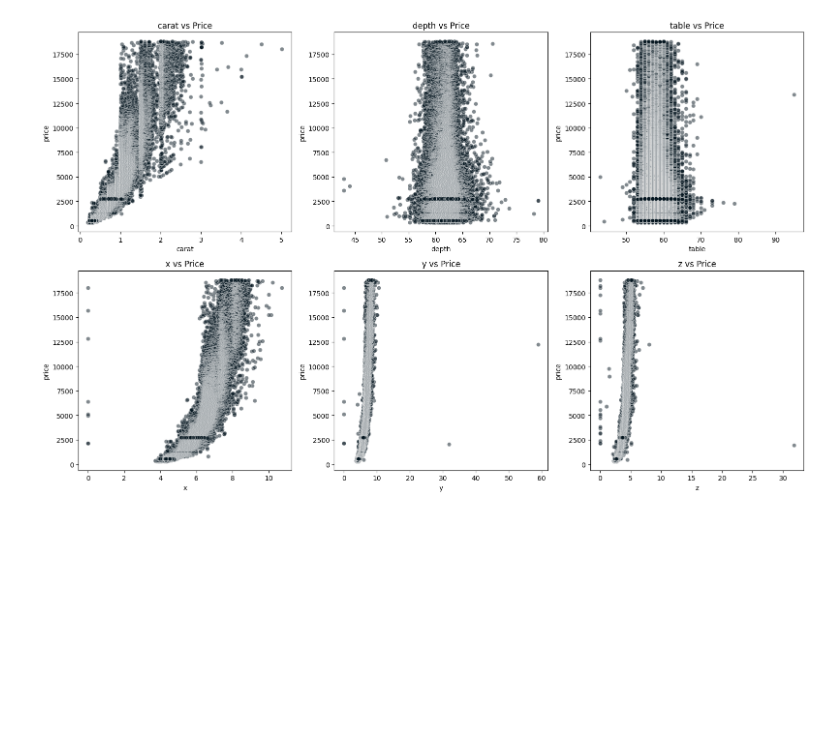
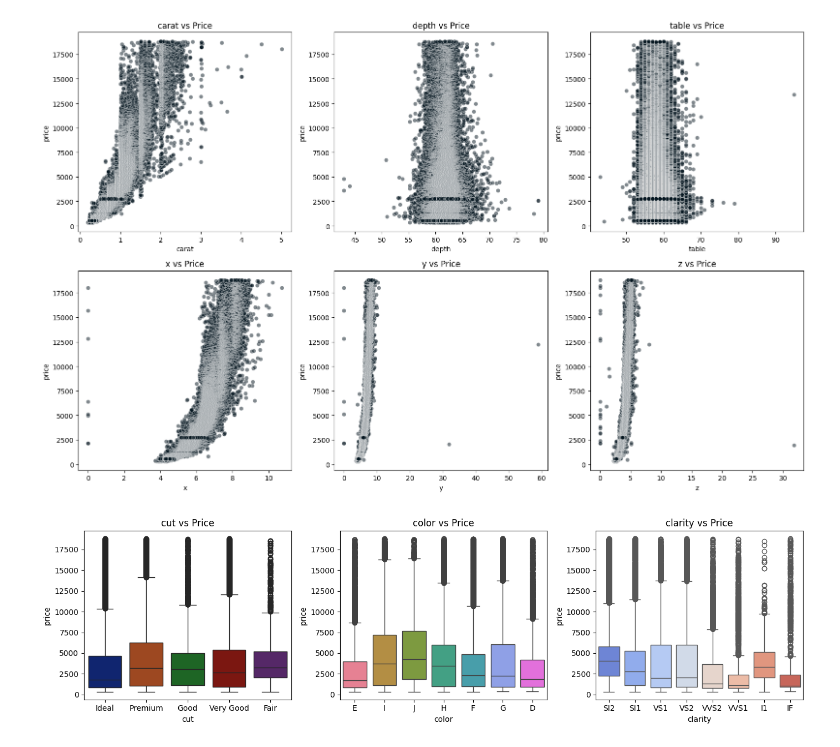
Before and after one commit to JuankTS/Analisis-de-precios-de-diamantes-, a Jupyter notebook: diamantes.ipynb, the cells around one changed output. Cells and saved outputs as stored; diff of their text form; code cells hidden in the pictures; blank space fills up the shorter version.

```diff
--- a/diamantes.ipynb
+++ b/diamantes.ipynb
@@ -88,0 +127,14 @@ columns= diamonds.select_dtypes()
+# %%
+columns= diamonds.select_dtypes(['object'])
+paletas = ['dark', 'husl', 'muted']
+plt.figure(figsize=(14,4))
+
+for i, (column, paleta) in enumerate(zip(columns,paletas)):
+    plt.subplot(1,3,i+1)
+    sns.boxplot(data=diamonds, x=column, y= 'price', hue=column, palette=paleta)
+    plt.title(f'{column} vs Price')
+    plt.tight_layout()
+
+plt.show()
+# %% [output]
+[figure, added]
```
Also changed, not shown: parts of 5 cells of this notebook.
